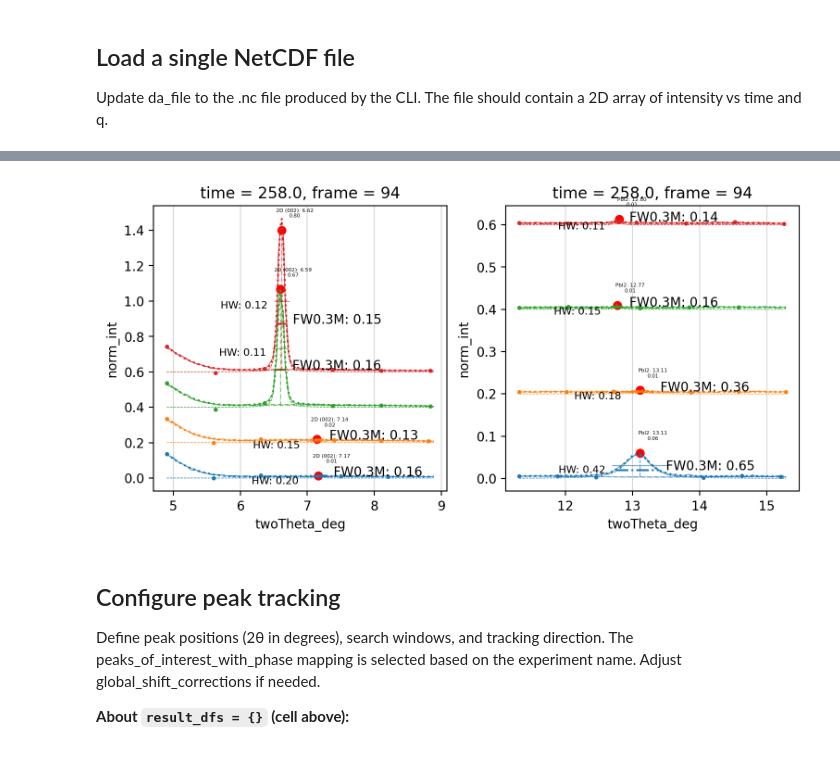
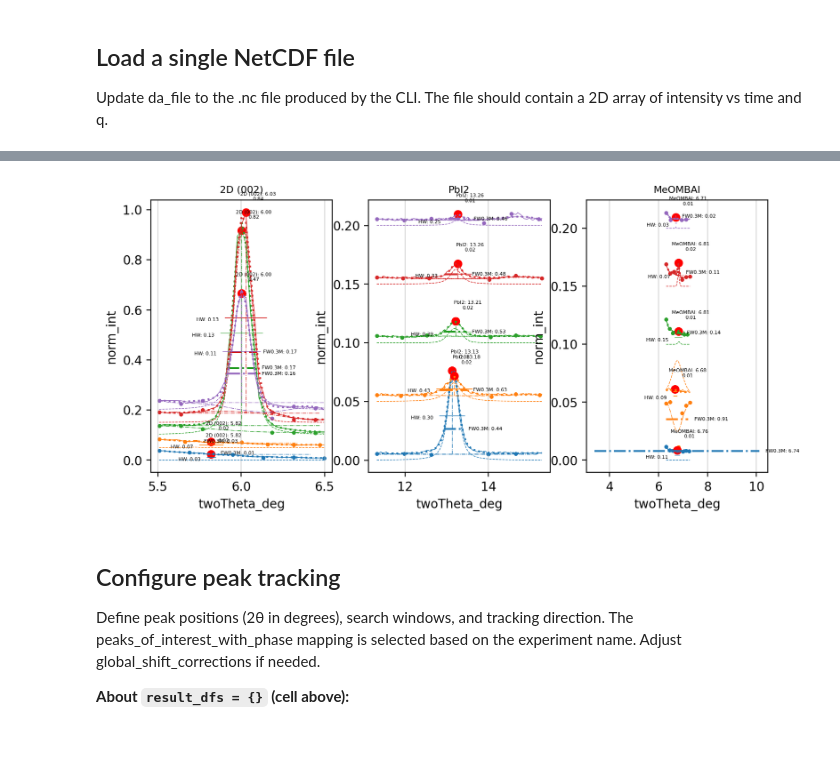
Before and after one commit to yyrliu/als-xrd-12-3-2, a Jupyter notebook: peak_int_single_file.ipynb, the cells around one changed output, grey strips where cells are left out. Cells and saved outputs as stored; diff of their text form; code cells hidden in the pictures.

Commit message:
WIP: Process 2026Feb data

```diff
--- a/peak_int_single_file.ipynb
+++ b/peak_int_single_file.ipynb
@@ -38,7 +38,7 @@ from analysis import process_time_series_by_peak
 
 Update da_file to the .nc file produced by the CLI. The file should contain a 2D array of intensity vs time and q.
 # %%
-da_file = Path(r"G:\Shared drives\Sutter-Fella Lab\ECRP-Project\results\beamtime_Dec2025\processed_npt=2000\0p1M_ClMBAI_1.nc")
+da_file = Path(r"G:\Shared drives\Sutter-Fella Lab\ALS_Beamtimes\2026\Yi-Ru_Feb2026\processed\MeOMBAI_0M5_2 004912 Images.nc")
 
 da = xr.open_dataarray(da_file)
 da
@@ -61,17 +61,18 @@ ds = da.to_dataset(name="intensity")
 
 ds['norm_int'] = (ds['intensity'] - ds['intensity'].min()) / (ds['intensity'].max() - ds['intensity'].min())
 
-twoTheta = np.rad2deg(2 * np.arcsin(ds["q_A^-1"] * 1.54 / (4 * np.pi))).values
+twoTheta = np.rad2deg(2 * np.arcsin(ds["q_A^-1"] * 1.5418 / (4 * np.pi))).values
 ds = ds.assign_coords({"twoTheta_deg": ("q_A^-1", twoTheta)}).swap_dims({"q_A^-1": "twoTheta_deg"})
 
 fig, ax = plt.subplots(figsize=(6,4))
 ds['norm_int']\
     .shift(twoTheta_deg=0)\
-    .sel(time=[0, 60, 120, 180], method='nearest')\
-    .sel(twoTheta_deg=slice(None, 15))\
+    .sel(time=[0, 200, 900, 1200], method='nearest')\
+    .sel(twoTheta_deg=slice(6, 15))\
     .plot.line(x="twoTheta_deg", ax=ax)
 
-ax.set_ylim(None, 0.5)
+# ax.set_ylim(None, 0.5)
+ax.set_yscale('log')
 # use minor ticks for x-axis
 ax.xaxis.set_minor_locator(plt.MultipleLocator(0.25))
 ax.grid(True, which='major', axis='x', linestyle='-', alpha=0.5)
@@ -239,6 +85,4 @@ Attributes:
 # %%
-from calendar import c
-
 from analysis import baseline_correction, find_peaks_in_window, voigt_fit, voigt_profile_func
 import numpy as np
 from scipy.signal import peak_widths, peak_prominences
@@ -248,27 +92,35 @@ from lmfit.models import VoigtModel, QuadraticModel, SplineModel
 
 peaks_of_interest_with_phase = {
     "MBAI": [
-        (6.9, 2, (-1, 0), "2D (002)"),
-        (13.3, 2, (0, -1), "PbI2")
+        # (7.23, 2, (-1, 0), "2D (002)"),
+        (9.2, 1, (-1, 0), "1D (002)"),
+        (13.6, 2, (0, -1), "PbI2"),
+        (22, 1, (0, -1), "MBAI"),
+        (30.3, 2, (0, -1), "ITO")
     ],
     "ClMBAI": [
-        (6.2, 0.5, (-1, 0), "2D (002)"),
-        (13.3, 2, (0, -1), "PbI2")
+        (6.4, 0.5, (-1, 0), "2D (002)"),
+        (11.6, 0.5, (0, -1), "2D (004)"),
+        (27.9, 0.5, (0, -1), "2D (005)"),
+        (14.9, 0.5, (0, -1), "2D (1-10)"),
+        # (7.3, 0.5, (-1, 0), "ClMBAI"),
+        (13.3, 2, (0, -1), "PbI2"),
+        (30.3, 2, (0, -1), "ITO")
     ],
-    "p?MeOMBAI": [
-        (6.1, 0.8, (-1, 0), "2D (002)"),  # Backward: Start at End (-1) -> Go to Start (0). Window Increased.
+    "MeOMBAI": [
+        (6.0, 0.5, (-1, 0), "2D (002)"),  # Backward: Start at End (-1) -> Go to Start (0). Window Increased.
         (13.3, 2.0, (0, -1), "PbI2"),
-        (7.0, 0.8, (-1, 0), "MeOMBAI")
+        (6.8, 0.5, (-1, 0), "MeOMBAI")
     ]
 }
 
-peaks = peaks_of_interest_with_phase["MBAI"]
+peaks = peaks_of_interest_with_phase["MeOMBAI"]
 
 fig, axes = plt.subplots(1, len(peaks), figsize=(9,4), dpi=200)
 
 axes = axes.flatten() if len(peaks) > 1 else [axes]
 
-times = [0, 60, 120, 258]
+times = [0, 60, 120, 1000, 1200]
 
 for i, (expected_cen, width, phase, label) in enumerate(peaks):
 
@@ -279,7 +131,7 @@ for i, (expected_cen, width, phase, label) in enumerate(peaks):
 
     for j, t in enumerate(ds_partial.time.values):
         da_t = ds_partial.sel(time=t)
-        offest = 0.2*j
+        offest = 0.05*j
         # da_t = da_t + offest
         line = (da_t + offest).plot.line(x="twoTheta_deg", ax=axes[i], linewidth=0.5)[0]
         peaks_x, intensities, props = find_peaks_in_window(da_t, x="twoTheta_deg", target=expected_cen, window_size=width)
@@ -295,7 +147,7 @@ for i, (expected_cen, width, phase, label) in enumerate(peaks):
         axes[i].plot(peak_x, intensity + offest, 'ro')  # Peak position
         axes[i].hlines(intensity * 0.5 + offest, peak_x - half_width, peak_x + half_width, color=linecolor, linestyle='-', linewidth=0.5)  # Half-width
         axes[i].annotate(f"HW: {half_width:.2f}", xy=(peak_x - half_width, intensity * 0.5 + offest),
-                         xytext=(-5, 0), textcoords='offset points', ha='right', va="top", fontsize=8)
+                         xytext=(-5, 0), textcoords='offset points', ha='right', va="top", fontsize=4)
 
 
 
@@ -347,18 +199,7 @@ for i, (expected_cen, width, phase, label) in enumerate(peaks):
         out = mod.fit(da_t.values, pars, x=da_t.twoTheta_deg.values)
 
         print(out.fit_report(min_correl=0.3))
-        # except Exception as e:
-        #     # print(f"Fit failed for time {t} s at peak {label}")
-        #     # print(f"Error: {e}")
-        #     # continue
-        #     raise
 
-
-        # fwhm = voigt_width_at_height(popt[2], popt[3], 0.5)
-        # fw10m = voigt_width_at_height(popt[2], popt[3], 0.1)
-        # fit_res.append((t, *popt, fwhm, fw10m))
-
-        # cen = popt[1]
         fit_x = da_t.twoTheta_deg.values
         # print(f"Fitted curve range: {fit_x[0]:.2f} to {fit_x[-1]:.2f}, fwhm: {fwhm:.2f}, fw10m: {fw10m:.2f}, cen: {cen:.2f}")
         # fwhm = min(fwhm, half_width*3)  # Limit FWHM to the window size to avoid unrealistic fits
@@ -384,24 +225,9 @@ for i, (expected_cen, width, phase, label) in enumerate(peaks):
 
         axes[i].hlines(fw3h_y, cen - fw3h/2, cen + fw3h/2, color=linecolor, linestyle='-.')
         axes[i].annotate(f"FW0.3M: {fw3h:.2f}", xy=(cen + fw3h/2, fw3h_y),
-                         xytext=(5, 0), textcoords='offset points', ha='left')
+                         xytext=(5, 0), textcoords='offset points', ha='left', va="center", fontsize=4)
 
-        # axes[i].annotate(f"FW0.3M: {fw3h:.2f}", xy=(cen + fw3h/2, popt[0] * 0.3 + popt[-1]),
-        #                  xytext=(5, 0), textcoords='offset points', ha='left',
-
-
-        # axes[i].plot(fit_x, comps['parabolic'] + offest, '--')
-        # # plot the FWHM and FW10M as horizontal lines
-        # axes[i].hlines(popt[0] * 0.5 + popt[-1], cen - fwhm/2, cen + fwhm/2, color=linecolor, linestyle='--', label='FWHM', linewidth=0.5)
-        # axes[i].annotate(f"FWHM: {fwhm:.2f}", xy=(cen + fwhm/2, popt[0] * 0.5 + popt[-1]),
-        #                  xytext=(5, 0), textcoords='offset points', ha='left', va="center", fontsize=4)
-        # axes[i].hlines(popt[0] * 0.1 + popt[-1], cen - fw10m/2, cen + fw10m/2, color=linecolor, linestyle='-.', label='FW10M')
-        # axes[i].annotate(f"FW10M: {fw10m:.2f}", xy=(cen + fw10m/2, popt[0] * 0.1 + popt[-1]),
-        #                  xytext=(5, 0), textcoords='offset points', ha='left', va="center", fontsize=4)
-        # axes[i].set_xlim(cen - width * 5, cen + width * 5)
-        # axes[i].legend()
-
-
+    axes[i].set_title(f"{label}", fontsize=8)
     # print(f"Peak: {label}")
     # # t, amp, cen, sigma, gamma, slope, offset
     # for t, amp_fit, cen_fit, sigma_fit, gamma_fit, _, offset_fit, fwhm, fw10m in fit_res:
@@ -409,7 +235,7 @@ for i, (expected_cen, width, phase, label) in enumerate(peaks):
 
 
 for ax in axes:
-    # ax.set_ylim(0, 0.2)
+    # ax.set_ylim(0, 1.0)
     # use minor ticks for x-axis
     # ax.xaxis.set_minor_locator(plt.MultipleLocator(0.1))
     ax.grid(True, which='major', axis='x', linestyle='-', alpha=0.5)
@@ -438,4 +264,4 @@ Parameters([('amplitude', <Parameter 'amplitude', value=0.0012045978644323885 +/
-[figure, old version]
+[figure, new version]
 # %%
 from analysis import process_time_series_by_peak_lmfit
 
```
Also changed, not shown: parts of 8 cells of this notebook, 3 other files.
